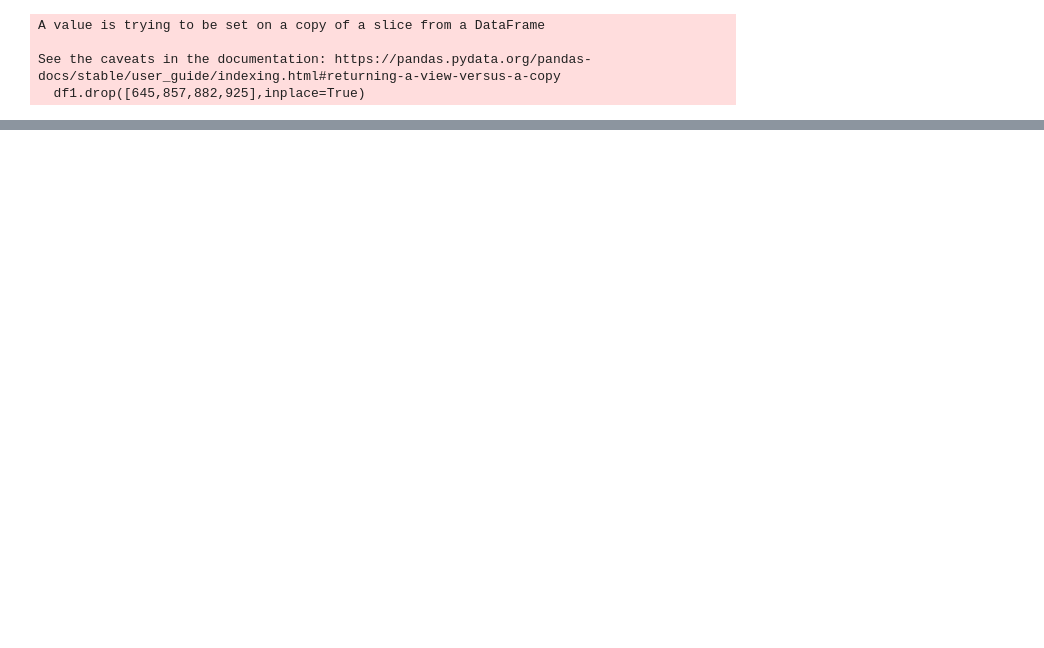
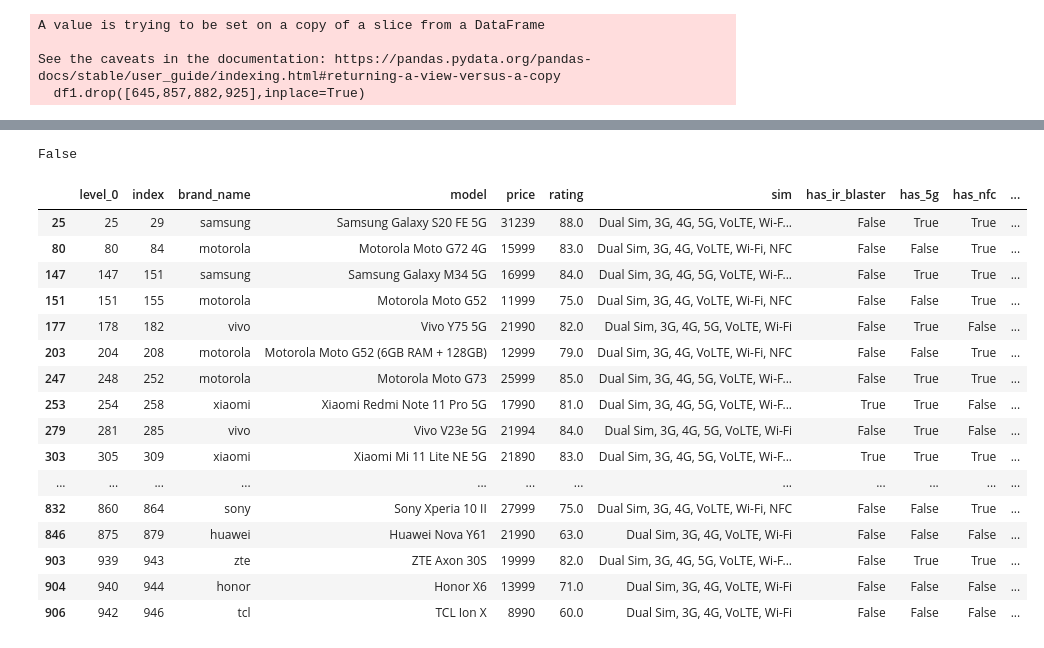
Before and after one commit to ShashiDivs/DataGathering, a Jupyter notebook: data_cleaning_smartphone_data.ipynb, the cells around one changed output, grey strips where cells are left out. Cells and saved outputs as stored; diff of their text form; code cells hidden in the pictures; blank space fills up the shorter version.

```diff
--- a/data_cleaning_smartphone_data.ipynb
+++ b/data_cleaning_smartphone_data.ipynb
@@ -658,0 +771,2 @@ df1['battery'].str.strip().str.split('with').str.get(1).str.strip()[0].str.finda
+# %%
+pd.set_option('display.max_columns',None)
@@ -658,0 +782,31 @@ df1['battery'].str.strip().str.split('with').str.get(1).str.strip()[0].str.finda
+# %%
+#df1[df1['camera'] == 'Foldable Display, Dual Display']
+df1.loc[69,'camera'] == '50 MP'
+# %% [output]
+False
+# %%
+df1.loc[temp_df.index, 'camera'] = '50 MP'
+# %%
+df1['primary_camera_rear'] = df1['camera'].str.split(' ').str.get(0).str.replace('\u2009',' ').str.split(' ').str.get(0)
+# %%
+df1['primary_camera_front'] = df1['camera'].str.split('&').str.get(1).str.strip().str.split(' ').str.get(0).str.replace('\u2009',' ').str.split(' ').str.get(0)
+# %%
+df1[df1['card'] == 'Memory Card (Hybrid)']
+# %% [output]
+|  | level_0 | index | brand_name | model | price | rating | sim | has_ir_blaster | has_5g | has_nfc | ... |
+| 25 | 25 | 29 | samsung | Samsung Galaxy S20 FE 5G | 31239 | 88.0 | Dual Sim, 3G, 4G, 5G, VoLTE, Wi-F... | False | True | True | ... |
+| 80 | 80 | 84 | motorola | Motorola Moto G72 4G | 15999 | 83.0 | Dual Sim, 3G, 4G, VoLTE, Wi-Fi, NFC | False | False | True | ... |
+| 147 | 147 | 151 | samsung | Samsung Galaxy M34 5G | 16999 | 84.0 | Dual Sim, 3G, 4G, 5G, VoLTE, Wi-F... | False | True | True | ... |
+| 151 | 151 | 155 | motorola | Motorola Moto G52 | 11999 | 75.0 | Dual Sim, 3G, 4G, VoLTE, Wi-Fi, NFC | False | False | True | ... |
+| 177 | 178 | 182 | vivo | Vivo Y75 5G | 21990 | 82.0 | Dual Sim, 3G, 4G, 5G, VoLTE, Wi-Fi | False | True | False | ... |
+| 203 | 204 | 208 | motorola | Motorola Moto G52 (6GB RAM + 128GB) | 12999 | 79.0 | Dual Sim, 3G, 4G, VoLTE, Wi-Fi, NFC | False | False | True | ... |
+| 247 | 248 | 252 | motorola | Motorola Moto G73 | 25999 | 85.0 | Dual Sim, 3G, 4G, 5G, VoLTE, Wi-F... | False | True | True | ... |
+| 253 | 254 | 258 | xiaomi | Xiaomi Redmi Note 11 Pro 5G | 17990 | 81.0 | Dual Sim, 3G, 4G, 5G, VoLTE, Wi-F... | True | True | False | ... |
+| 279 | 281 | 285 | vivo | Vivo V23e 5G | 21994 | 84.0 | Dual Sim, 3G, 4G, 5G, VoLTE, Wi-Fi | False | True | False | ... |
+| 303 | 305 | 309 | xiaomi | Xiaomi Mi 11 Lite NE 5G | 21890 | 83.0 | Dual Sim, 3G, 4G, 5G, VoLTE, Wi-F... | True | True | True | ... |
+| ... | ... | ... | ... | ... | ... | ... | ... | ... | ... | ... | ... |
+| 832 | 860 | 864 | sony | Sony Xperia 10 II | 27999 | 75.0 | Dual Sim, 3G, 4G, VoLTE, Wi-Fi, NFC | False | False | True | ... |
+| 846 | 875 | 879 | huawei | Huawei Nova Y61 | 21990 | 63.0 | Dual Sim, 3G, 4G, VoLTE, Wi-Fi | False | False | False | ... |
+| 903 | 939 | 943 | zte | ZTE Axon 30S | 19999 | 82.0 | Dual Sim, 3G, 4G, 5G, VoLTE, Wi-F... | False | True | True | ... |
+| 904 | 940 | 944 | honor | Honor X6 | 13999 | 71.0 | Dual Sim, 3G, 4G, VoLTE, Wi-Fi | False | False | False | ... |
+| 906 | 942 | 946 | tcl | TCL Ion X | 8990 | 60.0 | Dual Sim, 3G, 4G, VoLTE, Wi-Fi | False | False | False | ... |
```
Also changed, not shown: parts of 67 cells of this notebook, 7 other files.
